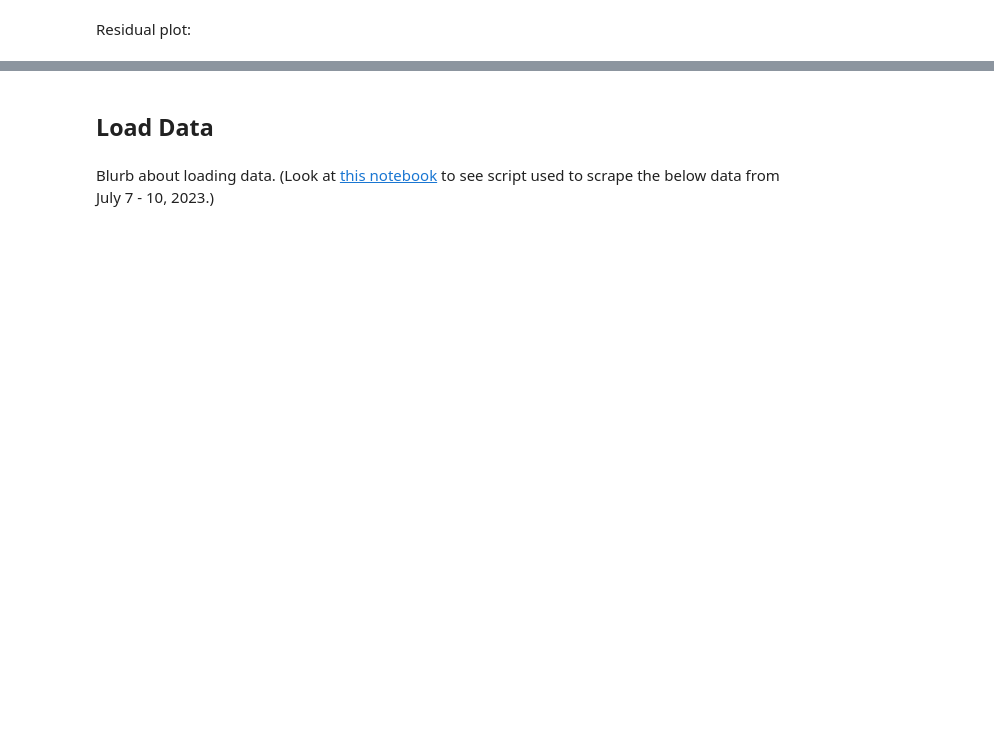
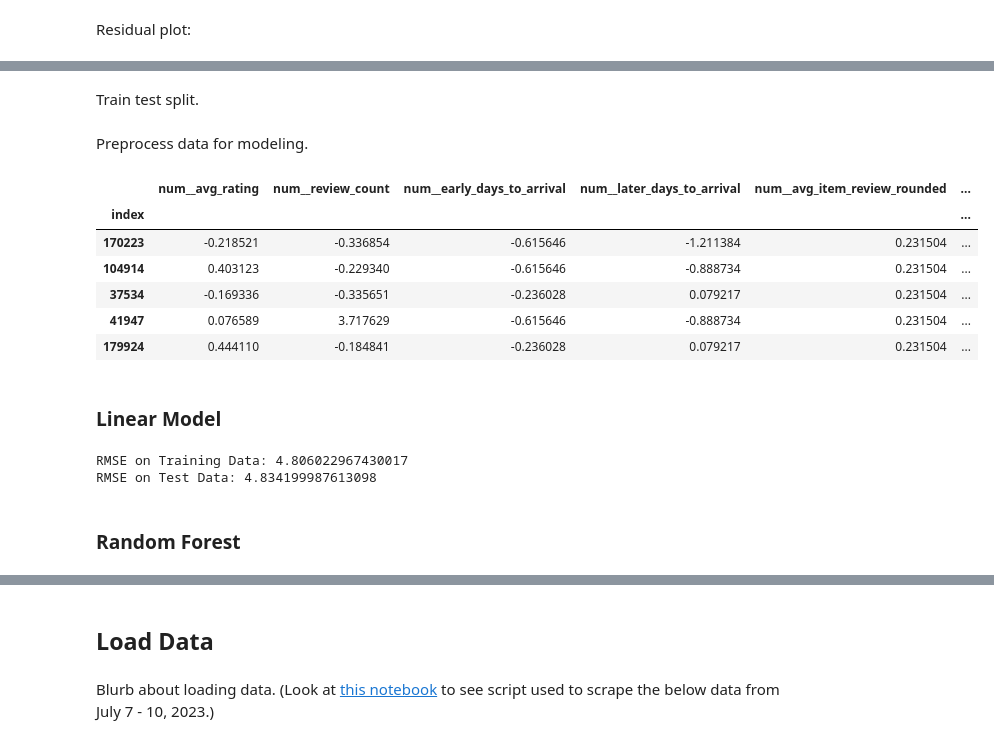
Before and after one commit to ran0027/etsy-candle-pricing-model, a Jupyter notebook: EDA.ipynb, the cells around one changed output, grey strips where cells are left out. Drawn from its saved outputs; the diff is of its cells as text; code cells hidden in the pictures; blank space fills up the shorter version.

```diff
--- a/EDA.ipynb
+++ b/EDA.ipynb
@@ -515,0 +556,8 @@ sns.scatterplot(x=X_test_preprocessed.remainder__item_favorites, y=test_residual
+# %%
+price_IQR = df.price.quantile(0.75) - df.price.quantile(0.25)
+
+price_min_acceptable_value = df.price.quantile(0.25) - 1.5*price_IQR
+price_max_acceptable_value = df.price.quantile(.75) + 1.5*price_IQR
+
+# drop outliers
+df_less_outliers = df.loc[(df.price > price_min_acceptable_value) & (df.price < price_max_acceptable_value)].copy()
@@ -515,0 +566,9 @@ sns.scatterplot(x=X_test_preprocessed.remainder__item_favorites, y=test_residual
+# %%
+X = df_less_outliers.drop(columns=['product_name', 'product_url', 'brand_type', 'brand_name', 'price', 'currency',
+                                 'position', 'product_description', 'return_and_exchange_policy', 'item_listing_date',
+                                 'early_est_arrival', 'later_est_arrival', 'current_date', 'name', 'shop_description',
+                                 'location']
+                       )
+y = df_less_outliers['price'].copy()
+
+X.head()
@@ -515,0 +583,56 @@ sns.scatterplot(x=X_test_preprocessed.remainder__item_favorites, y=test_residual
+# %% [markdown]
+Train test split.
+# %%
+X_train, X_test, y_train, y_test = train_test_split(X, y, test_size=0.2, random_state=seed)
+# %% [markdown]
+Preprocess data for modeling.
+# %%
+ohe = OneHotEncoder(drop='first')
+si = SimpleImputer()
+
+categorical_features = ['seller_response_time', 'return_and_exchange_policy_category']
+
+numeric_features = ['avg_rating', 'review_count', 'early_days_to_arrival', 'later_days_to_arrival',
+                  'avg_item_review_rounded', 'num_item_reviews', 'days_since_listed']
+
+preprocessor = ColumnTransformer(
+    transformers=[
+        ("num", si, numeric_features),
+        ("cat", ohe, categorical_features),
+    ],
+    remainder='passthrough' # keep other features
+)
+
+ss = StandardScaler()
+
+X_train_preprocessed = pd.DataFrame(ss.fit_transform(preprocessor.fit_transform(X_train)),
+                                    columns=preprocessor.get_feature_names_out(),
+                                    index=X_train.index)
+X_test_preprocessed = pd.DataFrame(ss.transform(preprocessor.transform(X_test)),
+                                   columns=preprocessor.get_feature_names_out(),
+                                   index=X_test.index)
+
+X_train_preprocessed.head()
+# %% [output]
+|  | num__avg_rating | num__review_count | num__early_days_to_arrival | num__later_days_to_arrival | num__avg_item_review_rounded | ... |
+| index |  |  |  |  |  | ... |
+| 170223 | -0.218521 | -0.336854 | -0.615646 | -1.211384 | 0.231504 | ... |
+| 104914 | 0.403123 | -0.229340 | -0.615646 | -0.888734 | 0.231504 | ... |
+| 37534 | -0.169336 | -0.335651 | -0.236028 | 0.079217 | 0.231504 | ... |
+| 41947 | 0.076589 | 3.717629 | -0.615646 | -0.888734 | 0.231504 | ... |
+| 179924 | 0.444110 | -0.184841 | -0.236028 | 0.079217 | 0.231504 | ... |
+# %% [markdown]
+### Linear Model
+# %%
+lr = LinearRegression()
+
+lr.fit(X_train_preprocessed, y_train)
+
+print(f'RMSE on Training Data: {np.sqrt(mean_squared_error(y_train, lr.predict(X_train_preprocessed)))}')
+
+print(f'RMSE on Test Data: {np.sqrt(mean_squared_error(y_test, lr.predict(X_test_preprocessed)))}')
+# %% [output]
+RMSE on Training Data: 4.806022967430017
+RMSE on Test Data: 4.834199987613098
+# %% [markdown]
+### Random Forest
```
Also changed, not shown: parts of 44 cells of this notebook.
